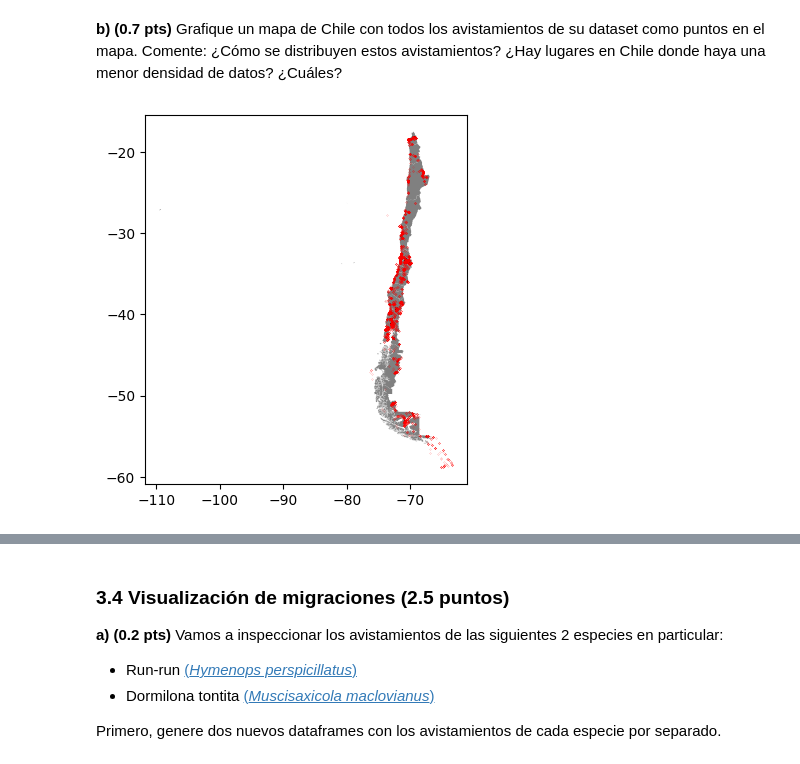
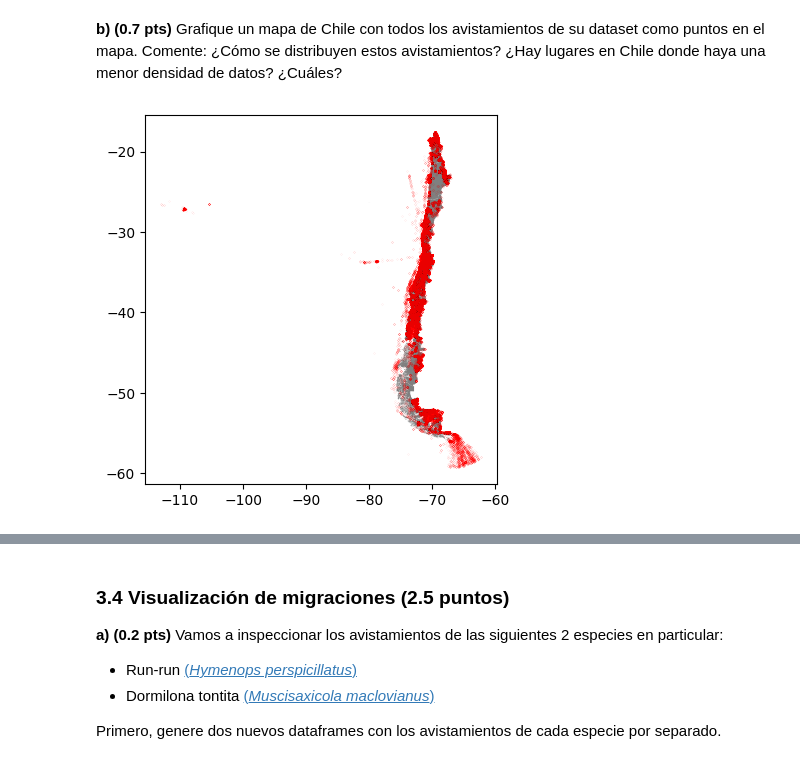
Before and after one commit to LmChicao/IMT2200-Lucas-Chicao, a Jupyter notebook: Tareas/Tarea 2/IMT2200-25s2 - Tarea 02.ipynb, the cells around one changed output, grey strips where cells are left out. Saved outputs shown, nothing was run; the diff lists cells and outputs as text; code cells hidden in the pictures.

```diff
--- a/Tareas/Tarea 2/IMT2200-25s2 - Tarea 02.ipynb
+++ b/Tareas/Tarea 2/IMT2200-25s2 - Tarea 02.ipynb
@@ -453,24 +478,24 @@ geo_df_testing["geometry"]
 >3       POINT (-70.94766 -53.21457)
 >4       POINT (-70.94766 -53.21457)
 >...
-
-
 por mientras voy a usar la tabla testing
 '''
 import geopandas as gpd
-
-
 # Respuesta
-
-
-geo_df_testing = gpd.GeoDataFrame(
+'''geo_df_testing = gpd.GeoDataFrame(
                                 data=testing, #el data es el dataframe que se toma (' _ConvertibleToDataFrame  ')
                                 geometry= gpd.points_from_xy(testing["lng"], testing["lat"]),
                                 crs="4326" #en la clase 4 (pdf) aparece algo de esto
+                                )'''
+#testing['lat']
+#testing['lng']
+#geo_df_testing["geometry"]
+
+geo_df_copia_hermosa = gpd.GeoDataFrame(
+                                data=copia_hermosa, #el data es el dataframe que se toma (' _ConvertibleToDataFrame  ')
+                                geometry= gpd.points_from_xy(copia_hermosa["lng"], copia_hermosa["lat"]),
+                                crs="4326" #en la clase 4 (pdf) aparece algo de esto
                                 )
 
-#testing['lat']
-#testing['lng']
-
-geo_df_testing["geometry"]
+geo_df_copia_hermosa["geometry"]
 # %% [output]
@@ -544,18 +569,25 @@ EPSG:4326
 # %%
 # Respuesta
 import matplotlib.pyplot as plt
 #Uso lo subplots para luego poder unir las leseras
 # print(plt.subplots()) -> (<Figure size 640x480 with 1 Axes>, <Axes: >)
 
 # print(type(plt.subplots())) -> tuple
 # print(type(plt.subplots()[0])) -> matplotlib.figure.Figure
 # print(type(plt.subplots()[1])) -> <class 'matplotlib.axes._axes.Axes'>
 
+'''wea = plt.subplots()
+axes = wea[1]
+
+regional.plot(ax=axes, color="grey")
+geo_df_testing.plot(ax=axes,color="red", markersize=0.01)
+plt.show()'''
+
 wea = plt.subplots()
 axes = wea[1]
 
 regional.plot(ax=axes, color="grey")
-geo_df_testing.plot(ax=axes,color="red", markersize=0.01)
+geo_df_copia_hermosa.plot(ax=axes,color="red", markersize=0.001)
 plt.show()
 # %% [output]
-[figure, old version]
+[figure, new version]
```
Also changed, not shown: parts of 10 cells of this notebook, 1 other file.
